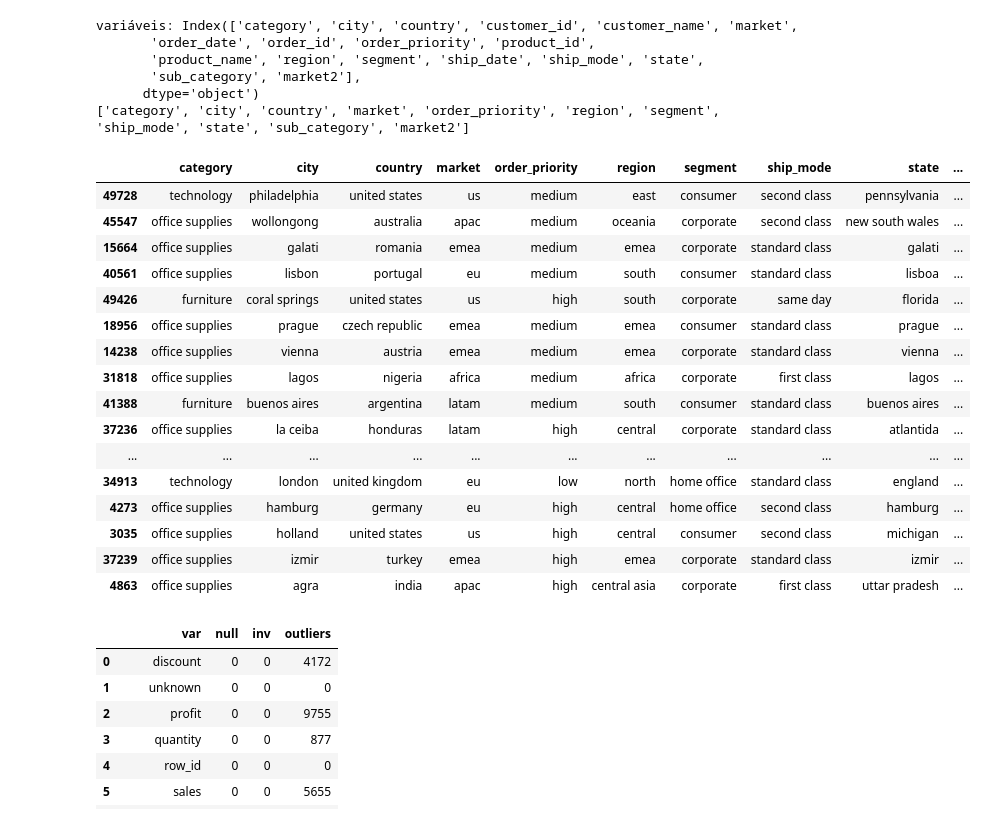
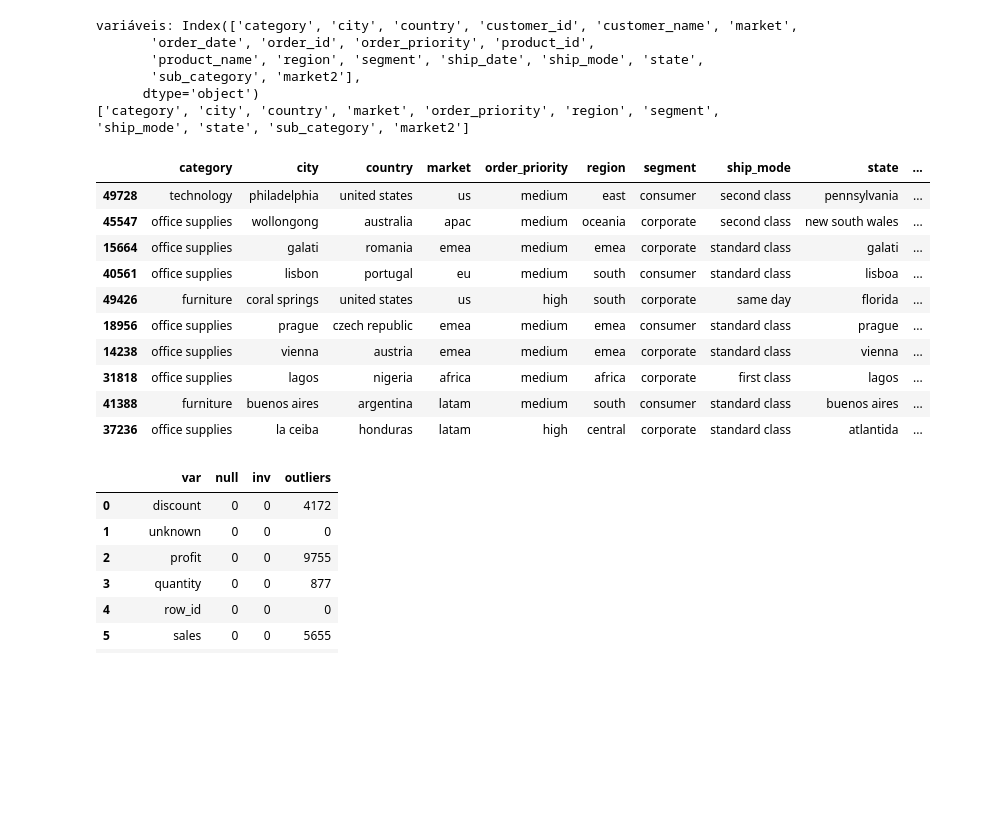
Before and after one commit to 4L4N4F/python-ETL-pipeline, a Jupyter notebook: proj005.ipynb, the cells around one changed output. Cells and saved outputs as stored; diff of their text form; code cells hidden in the pictures; blank space fills up the shorter version.

```diff
--- a/proj005.ipynb
+++ b/proj005.ipynb
@@ -60,6 +64,7 @@ Não há valores nulos no DataFrame.
 Não há linhas duplicadas no DataFrame.
 # %%
 # definir as variáveis categóricas
+df.columns = df.columns.str.lower()
 cat_cols = df.select_dtypes(include='object').columns
 print("variáveis:", cat_cols)
 
@@ -76,40 +81,35 @@ variáveis: Index(['category', 'city', 'country', 'customer_id', 'customer_name'
 ['category', 'city', 'country', 'market', 'order_priority', 'region', 'segment', 'ship_mode', 'state', 'sub_category', 'market2']
 # %%
 # padronização das categóricas
-
 df_limpo = df.copy()
-
 def padroniza_cols_to_clean(df, cols_to_clean):
     def remove_acentos(texto):
         if isinstance(texto, str):
             texto = unicodedata.normalize('NFKD', texto)
             texto = ''.join(c for c in texto if not unicodedata.combining(c))
         return texto
     for col in cols_to_clean:
         df[col] = df[col].astype(str).str.strip().str.lower().apply(remove_acentos)
 
     return df
 
+# aplica função à cópia do df
 df_limpo = padroniza_cols_to_clean(df_limpo, cols_to_clean)
-df_limpo[cols_to_clean].sample(50, random_state=42)
+
+# verificação sample
+df_limpo[cols_to_clean].sample(10, random_state=42)
 # %% [output]
 |  | category | city | country | market | order_priority | region | segment | ship_mode | state | ... |
 | 49728 | technology | philadelphia | united states | us | medium | east | consumer | second class | pennsylvania | ... |
 | 45547 | office supplies | wollongong | australia | apac | medium | oceania | corporate | second class | new south wales | ... |
 | 15664 | office supplies | galati | romania | emea | medium | emea | corporate | standard class | galati | ... |
 | 40561 | office supplies | lisbon | portugal | eu | medium | south | consumer | standard class | lisboa | ... |
 | 49426 | furniture | coral springs | united states | us | high | south | corporate | same day | florida | ... |
 | 18956 | office supplies | prague | czech republic | emea | medium | emea | consumer | standard class | prague | ... |
 | 14238 | office supplies | vienna | austria | emea | medium | emea | corporate | standard class | vienna | ... |
 | 31818 | office supplies | lagos | nigeria | africa | medium | africa | corporate | first class | lagos | ... |
 | 41388 | furniture | buenos aires | argentina | latam | medium | south | consumer | standard class | buenos aires | ... |
 | 37236 | office supplies | la ceiba | honduras | latam | high | central | corporate | standard class | atlantida | ... |
-| ... | ... | ... | ... | ... | ... | ... | ... | ... | ... | ... |
-| 34913 | technology | london | united kingdom | eu | low | north | home office | standard class | england | ... |
-| 4273 | office supplies | hamburg | germany | eu | high | central | home office | second class | hamburg | ... |
-| 3035 | office supplies | holland | united states | us | high | central | consumer | second class | michigan | ... |
-| 37239 | office supplies | izmir | turkey | emea | high | emea | corporate | standard class | izmir | ... |
-| 4863 | office supplies | agra | india | apac | high | central asia | corporate | first class | uttar pradesh | ... |
 # %%
 # verificações das variáveis numéricas
 
```
Also changed, not shown: parts of 2 cells of this notebook.
